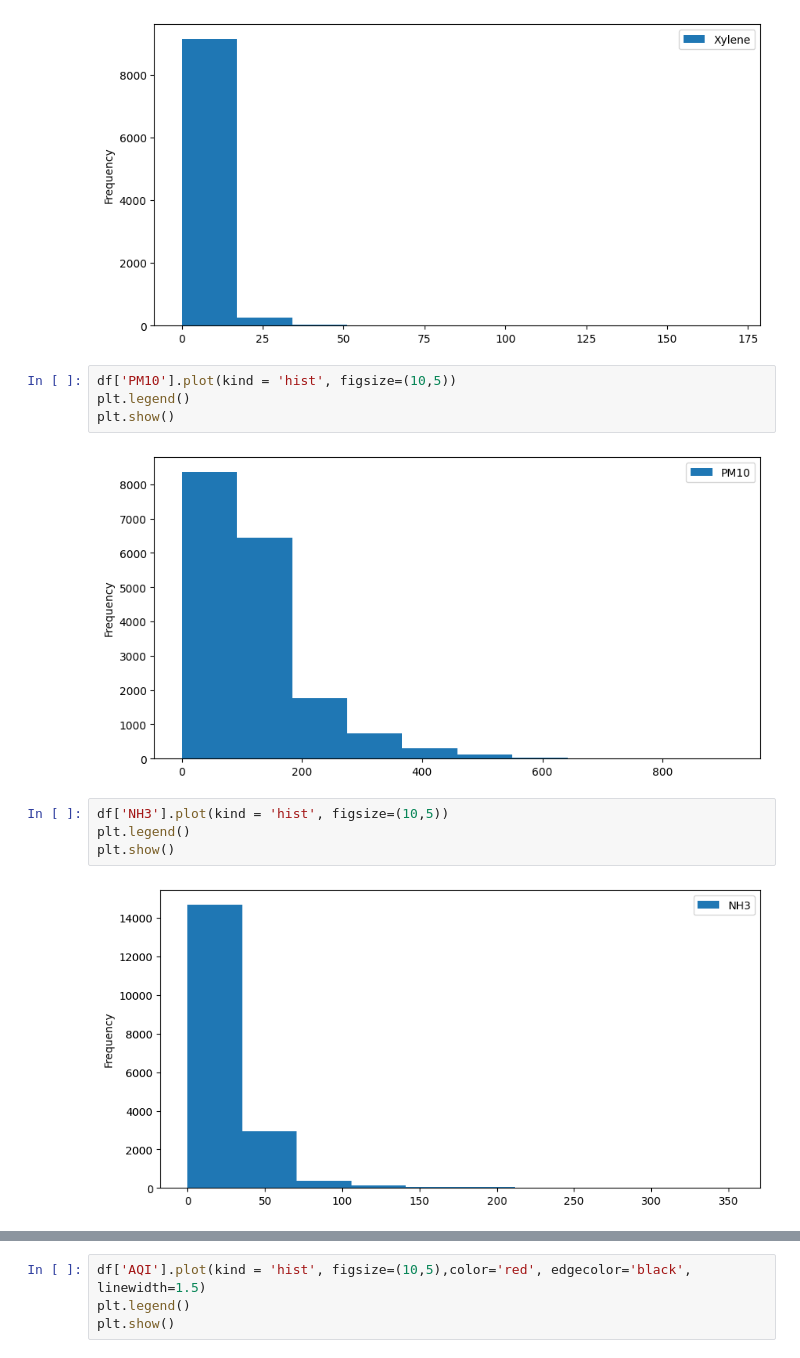
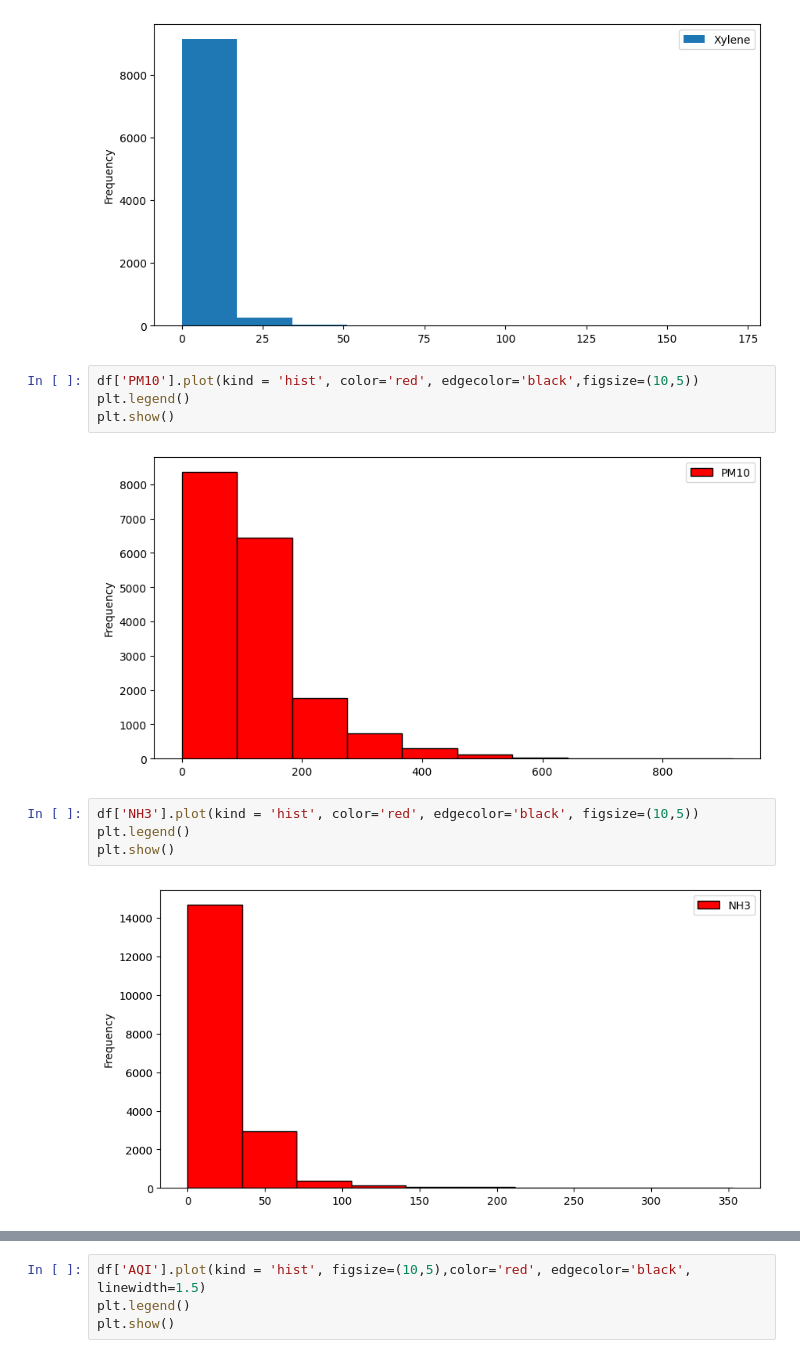
Before and after one commit to lav2024/Air-Quality-Index-Prediction, a Jupyter notebook: AIR QUALITY INDEX PREDICTION.ipynb, the cells around one changed output, grey strips where cells are left out. Saved outputs shown, nothing was run; the diff lists cells and outputs as text.

```diff
--- a/AIR QUALITY INDEX PREDICTION.ipynb
+++ b/AIR QUALITY INDEX PREDICTION.ipynb
@@ -243,15 +253,15 @@ plt.show()
 # %% [output]
 [figure]
 # %%
-df['PM10'].plot(kind = 'hist', figsize=(10,5))
+df['PM10'].plot(kind = 'hist', color='red', edgecolor='black',figsize=(10,5))
 plt.legend()
 plt.show()
 # %% [output]
-[figure, old version]
+[figure, new version]
 # %%
-df['NH3'].plot(kind = 'hist', figsize=(10,5))
+df['NH3'].plot(kind = 'hist', color='red', edgecolor='black', figsize=(10,5))
 plt.legend()
 plt.show()
 # %% [output]
-[figure, old version]
+[figure, new version]
 # %%
```
Also changed, not shown: parts of 33 cells of this notebook.
